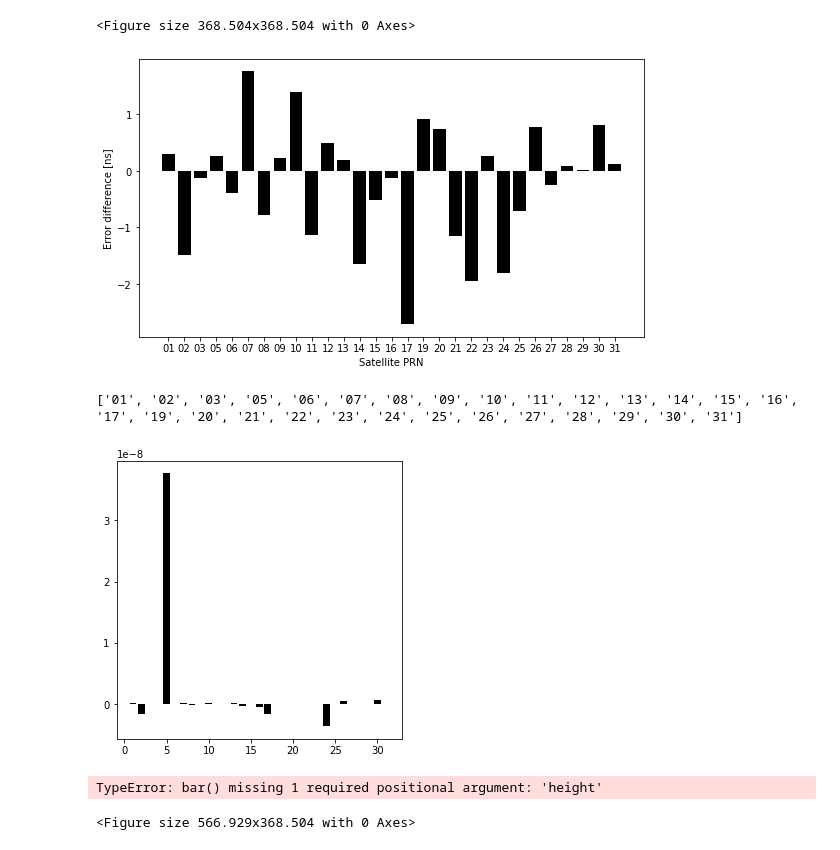
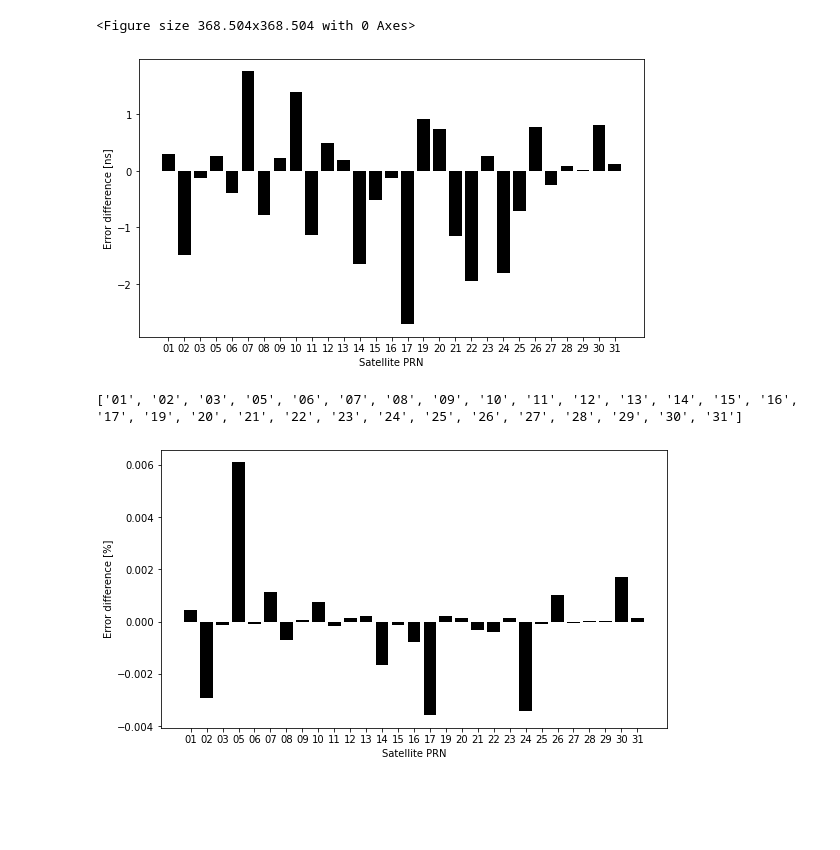
Before and after one commit to Regule/phd, a Jupyter notebook: visualisationsBW.ipynb, the cells around one changed output. Cells and saved outputs as stored; diff of their text form; code cells hidden in the pictures; blank space fills up the shorter version.

```diff
--- a/visualisationsBW.ipynb
+++ b/visualisationsBW.ipynb
@@ -490,9 +490,7 @@ for satellite in range(1,31):
         errors_lstm_diff[satellite] = np.average((bias_lstm_diff-bias_ref_diff)**2)
         err_diff_diff[satellite] =  errors_igu_diff[satellite] - errors_lstm_diff[satellite]
 
-        rel_errors_igu[satellite] = np.average(((bias_igu-bias_ref)/bias_ref)**2)
-        rel_errors_lstm[satellite] = np.average(((bias_lstm-bias_ref)/bias_ref)**2)
-        rel_err_diff[satellite] = rel_errors_igu[satellite] - rel_errors_lstm[satellite]
+        rel_err_diff[sat] = 100* err_diff[sat] / np.average(np.abs(bias_ref))
 # %% [output]
 Skipping satellite 4
 Reason -> [Errno 2] No such file or directory: 'csv/reference/G04.csv'
@@ -502,33 +500,36 @@ Reason -> [Errno 2] No such file or directory: 'csv/reference/G18.csv'
 # %%
 fig = plt.figure(figsize=cm2inch(23, 13))
 fig.tight_layout(pad=0.8, h_pad=2)
 fig.patch.set_facecolor('white')
 ticks = list(range(1,31))
 ticks.remove(4)
 #plt.xticks(ticks)
+
 plt.xlabel('Satellite PRN')
 plt.ylabel('Error difference [ns]')
 plt.bar(list(err_diff.keys()), list(err_diff.values()))
 plt.show()
 print(f'{list(err_diff.keys())}')
 
-fig = plt.figure(figsize=cm2inch(13, 13))
+fig = plt.figure(figsize=cm2inch(23, 13))
 fig.tight_layout(pad=0.8, h_pad=2)
 fig.patch.set_facecolor('white')
+plt.xlabel('Satellite PRN')
+plt.ylabel('Error difference [%]')
+#print(rel_err_diff.keys())
+#print(rel_err_diff.values())
 plt.bar(list(rel_err_diff.keys()), list(rel_err_diff.values()))
 plt.show()
 
-fig = plt.figure(figsize=cm2inch(20, 13))
-fig.tight_layout(pad=0.8, h_pad=2)
-fig.patch.set_facecolor('white')
-plt.bar(x=list(err_diff_diff.keys()), y=list(err_diff_diff.values()))
-plt.show()
+#fig = plt.figure(figsize=cm2inch(20, 13))
+#fig.tight_layout(pad=0.8, h_pad=2)
+#fig.patch.set_facecolor('white')
+#plt.bar(x=list(err_diff_diff.keys()), y=list(err_diff_diff.values()))
+#plt.show()
 # %% [output]
 [figure]
 ['01', '02', '03', '05', '06', '07', '08', '09', '10', '11', '12', '13', '14', '15', '16', '17', '19', '20', '21', '22', '23', '24', '25', '26', '27', '28', '29', '30', '31']
-[figure, old version]
+[figure, new version]
-TypeError: bar() missing 1 required positional argument: 'height'
-<Figure size 566.929x368.504 with 0 Axes>
 # %%
 for sat in rel_errors_igu.keys():
     print(f'For satellite {sat} IGU error is {rel_errors_igu[sat]} and LSTM error is {rel_errors_lstm[sat]}')
```
Also changed, not shown: 2 other files.
